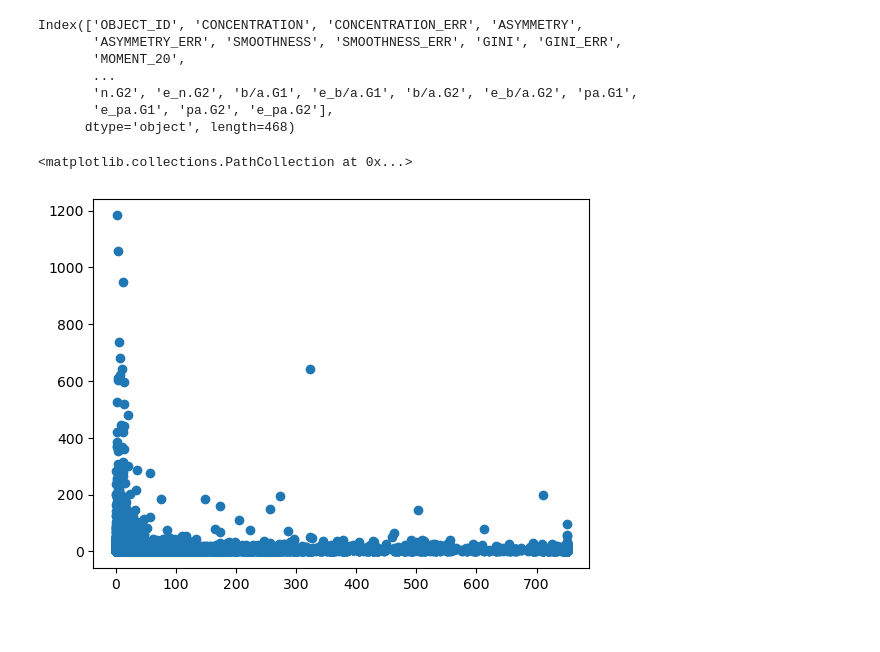
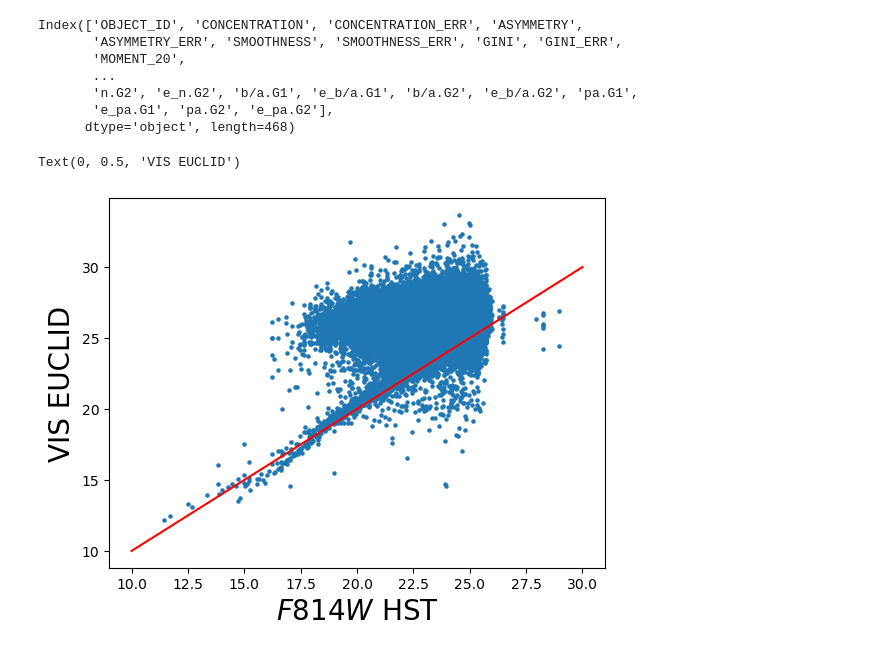
Before and after one commit to mhuertascompany/EC_Morphology_validation, a Jupyter notebook: COSMOS.ipynb, the cells around one changed output. Saved outputs shown, nothing was run; the diff lists cells and outputs as text; code cells hidden in the pictures.

```diff
--- a/COSMOS.ipynb
+++ b/COSMOS.ipynb
@@ -60,6 +58,10 @@ plt.scatter(res_table_pandas.mGal1,)
-# %%
-import matplotlib.pyplot as plt
-plt.scatter(res_table_pandas['Re.G1'],res_table_pandas.SERSIC_SERSIC_RADIUS)
-# %% [output]
-<matplotlib.collections.PathCollection at 0x...>
-[figure, removed]
+# %%
+import matplotlib.pyplot as plt
+import numpy as np
+plt.scatter(res_table_pandas.mGal1,res_table_pandas.MAG_STARGAL_SEP,s=5)
+plt.plot(np.linspace(10,30),np.linspace(10,30),color='red')
+plt.xlabel('$F814W$ HST',fontsize=20)
+plt.ylabel('VIS EUCLID',fontsize=20)
+# %% [output]
+Text(0, 0.5, 'VIS EUCLID')
+[figure, added]
```
Also changed, not shown: parts of 5 cells of this notebook.
